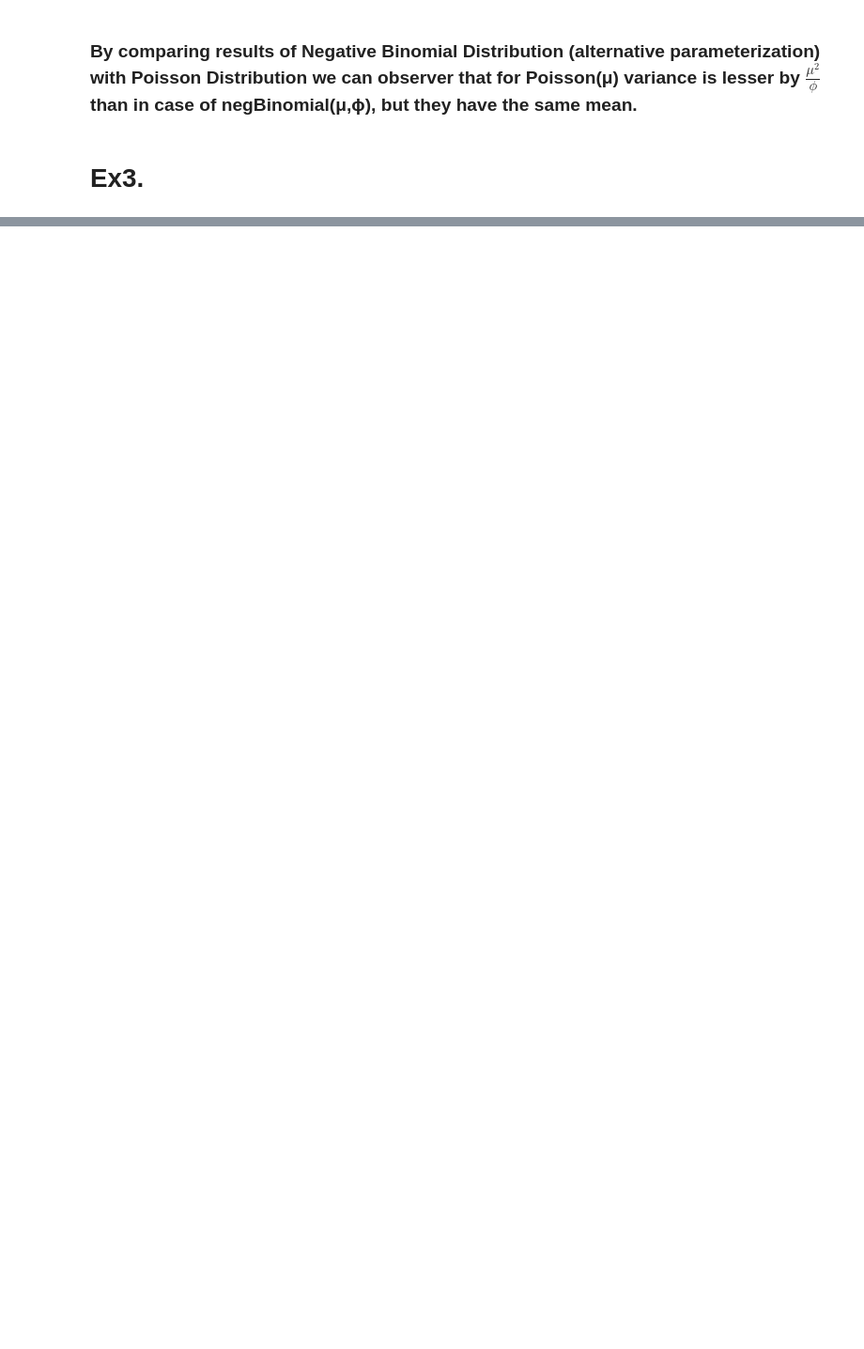
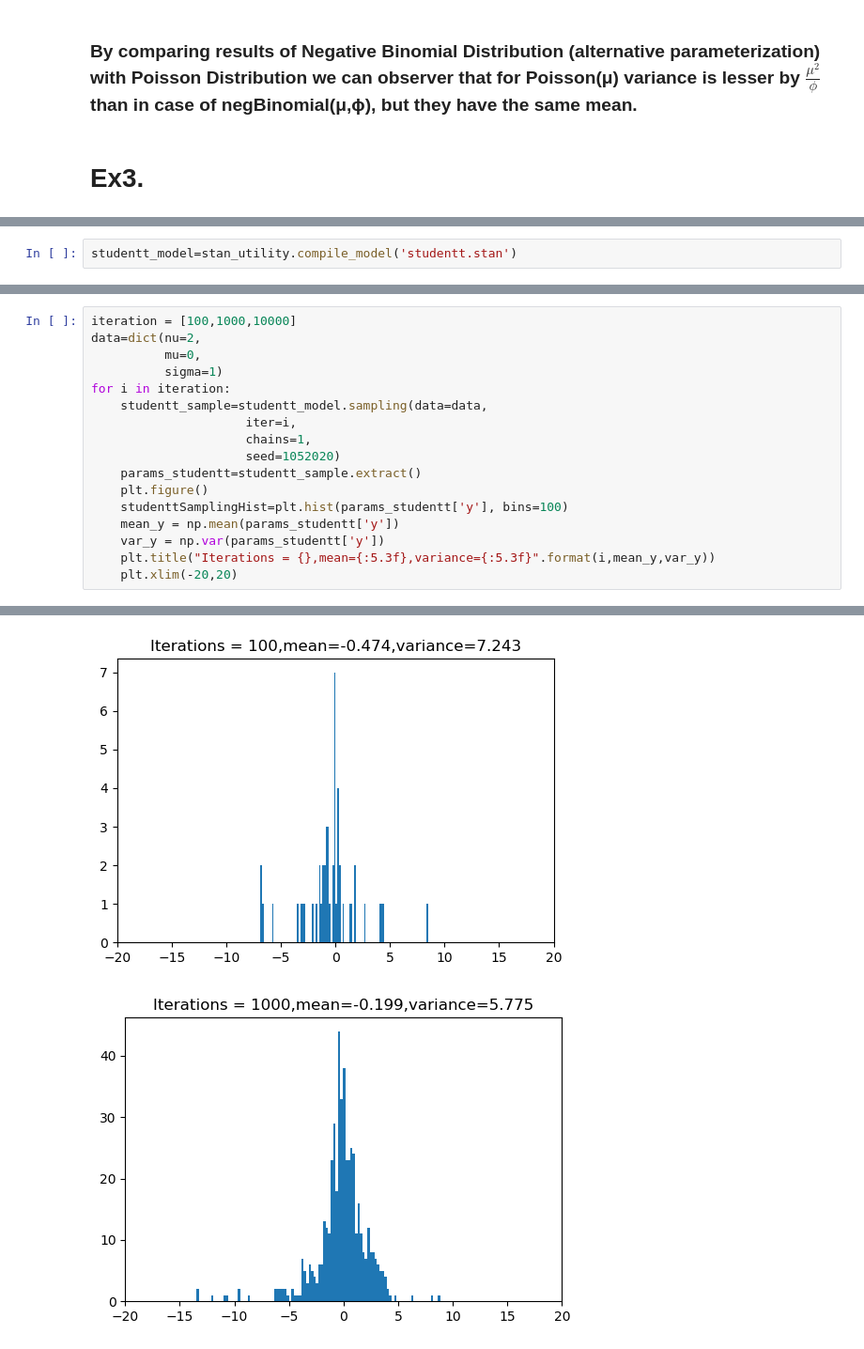
Before and after one commit to adrianmo14857/Data_Analytics, a Jupyter notebook: lab3/DA_lab3.ipynb, the cells around one changed output, grey strips where cells are left out. Shown: that part at 94% size. Drawn from its saved outputs; the diff is of its cells as text; blank space fills up the shorter version.

```diff
--- a/lab3/DA_lab3.ipynb
+++ b/lab3/DA_lab3.ipynb
@@ -366,0 +438,2 @@ Mean value : 10.004
+# %%
+studentt_model=stan_utility.compile_model('studentt.stan')
@@ -366,0 +442,18 @@ Mean value : 10.004
+# %%
+iteration = [100,1000,10000]
+data=dict(nu=2,
+          mu=0,
+          sigma=1)
+for i in iteration:
+    studentt_sample=studentt_model.sampling(data=data,
+                     iter=i,
+                     chains=1,
+                     seed=1052020)
+    params_studentt=studentt_sample.extract()
+    plt.figure()
+    studenttSamplingHist=plt.hist(params_studentt['y'], bins=100)
+    mean_y = np.mean(params_studentt['y'])
+    var_y = np.var(params_studentt['y'])
+    plt.title("Iterations = {},mean={:5.3f},variance={:5.3f}".format(i,mean_y,var_y))
+    plt.xlim(-20,20)
+# %% [output]
@@ -366,0 +461,2 @@ Mean value : 10.004
+[figure, added]
+[figure, added]
```
Also changed, not shown: parts of 12 cells of this notebook, 6 other files.
